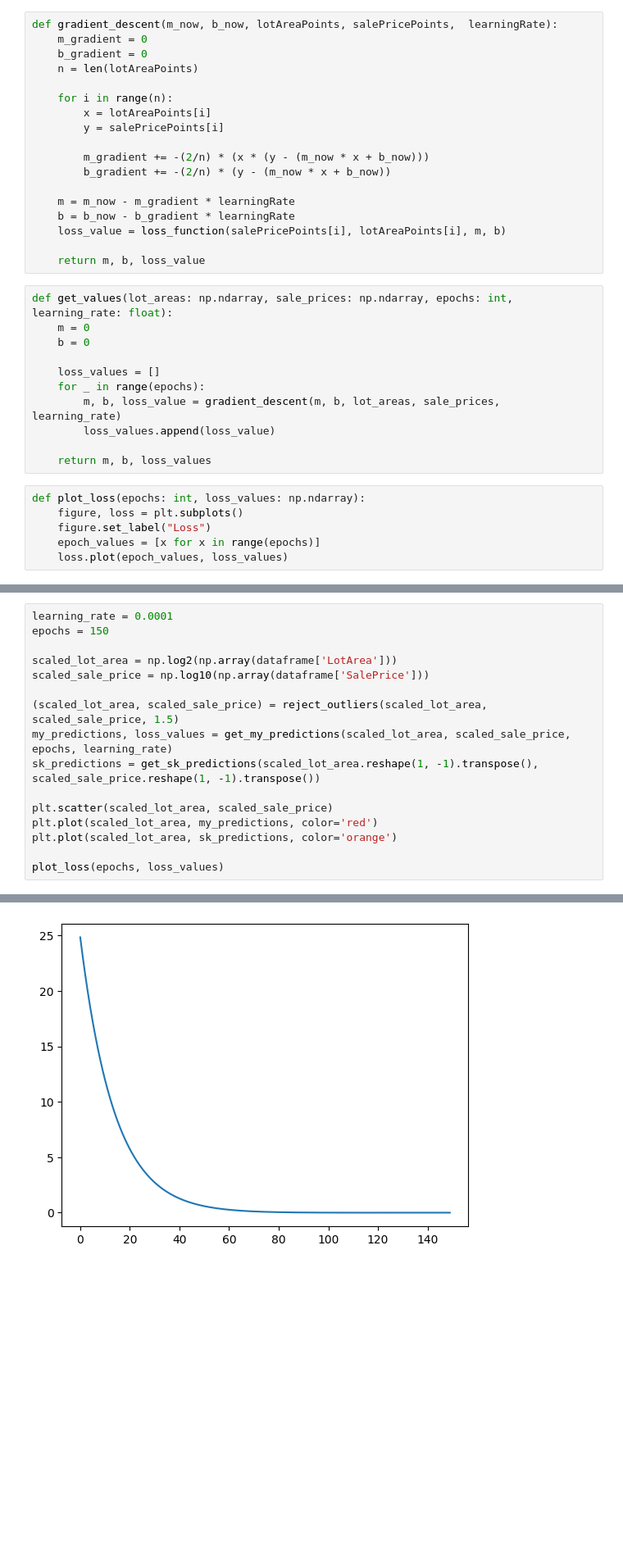
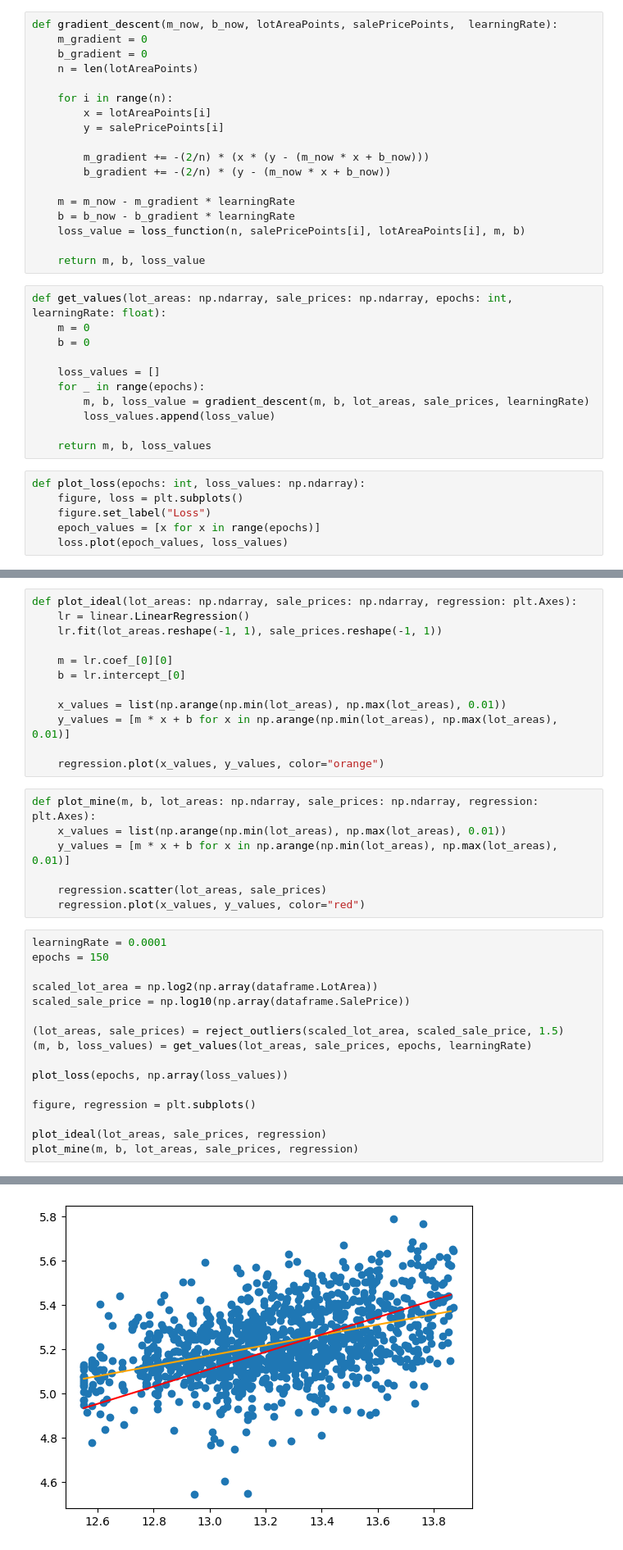
Before and after one commit to MixaKonan/machine-learning, a Jupyter notebook: HousePrices.ipynb, the cells around one changed output, grey strips where cells are left out. Shown at 82% size. Saved outputs shown, nothing was run; the diff lists cells and outputs as text; blank space fills up the shorter version.

```diff
--- a/HousePrices.ipynb
+++ b/HousePrices.ipynb
@@ -53,17 +39,17 @@ def gradient_descent(m_now, b_now, lotAreaPoints, salePricePoints,  learningRate
 
     m = m_now - m_gradient * learningRate
     b = b_now - b_gradient * learningRate
-    loss_value = loss_function(salePricePoints[i], lotAreaPoints[i], m, b)
+    loss_value = loss_function(n, salePricePoints[i], lotAreaPoints[i], m, b)
 
     return m, b, loss_value
 # %%
-def get_values(lot_areas: np.ndarray, sale_prices: np.ndarray, epochs: int, learning_rate: float):
+def get_values(lot_areas: np.ndarray, sale_prices: np.ndarray, epochs: int, learningRate: float):
     m = 0
     b = 0
 
     loss_values = []
     for _ in range(epochs):
-        m, b, loss_value = gradient_descent(m, b, lot_areas, sale_prices, learning_rate)
+        m, b, loss_value = gradient_descent(m, b, lot_areas, sale_prices, learningRate)
         loss_values.append(loss_value)
 
     return m, b, loss_values
@@ -83,17 +62,36 @@ def get_sk_predictions(lot_areas, sale_prices):
+# %%
+def plot_ideal(lot_areas: np.ndarray, sale_prices: np.ndarray, regression: plt.Axes):
+    lr = linear.LinearRegression()
+    lr.fit(lot_areas.reshape(-1, 1), sale_prices.reshape(-1, 1))
+
+    m = lr.coef_[0][0]
+    b = lr.intercept_[0]
+
+    x_values = list(np.arange(np.min(lot_areas), np.max(lot_areas), 0.01))
+    y_values = [m * x + b for x in np.arange(np.min(lot_areas), np.max(lot_areas), 0.01)]
+
+    regression.plot(x_values, y_values, color="orange")
+# %%
+def plot_mine(m, b, lot_areas: np.ndarray, sale_prices: np.ndarray, regression: plt.Axes):
+    x_values = list(np.arange(np.min(lot_areas), np.max(lot_areas), 0.01))
+    y_values = [m * x + b for x in np.arange(np.min(lot_areas), np.max(lot_areas), 0.01)]
+
+    regression.scatter(lot_areas, sale_prices)
+    regression.plot(x_values, y_values, color="red")
 # %%
-learning_rate = 0.0001
+learningRate = 0.0001
 epochs = 150
 
-scaled_lot_area = np.log2(np.array(dataframe['LotArea']))
-scaled_sale_price = np.log10(np.array(dataframe['SalePrice']))
+scaled_lot_area = np.log2(np.array(dataframe.LotArea))
+scaled_sale_price = np.log10(np.array(dataframe.SalePrice))
 
-(scaled_lot_area, scaled_sale_price) = reject_outliers(scaled_lot_area, scaled_sale_price, 1.5)
-my_predictions, loss_values = get_my_predictions(scaled_lot_area, scaled_sale_price, epochs, learning_rate)
-sk_predictions = get_sk_predictions(scaled_lot_area.reshape(1, -1).transpose(), scaled_sale_price.reshape(1, -1).transpose())
+(lot_areas, sale_prices) = reject_outliers(scaled_lot_area, scaled_sale_price, 1.5)
+(m, b, loss_values) = get_values(lot_areas, sale_prices, epochs, learningRate)
 
-plt.scatter(scaled_lot_area, scaled_sale_price)
-plt.plot(scaled_lot_area, my_predictions, color='red')
-plt.plot(scaled_lot_area, sk_predictions, color='orange')
+plot_loss(epochs, np.array(loss_values))
 
-plot_loss(epochs, loss_values)
+figure, regression = plt.subplots()
+
+plot_ideal(lot_areas, sale_prices, regression)
+plot_mine(m, b, lot_areas, sale_prices, regression)
 # %% [output]
@@ -101 +99 @@ plot_loss(epochs, loss_values)
-[figure, old version]
+[figure, new version]
```
Also changed, not shown: parts of 7 cells of this notebook.
